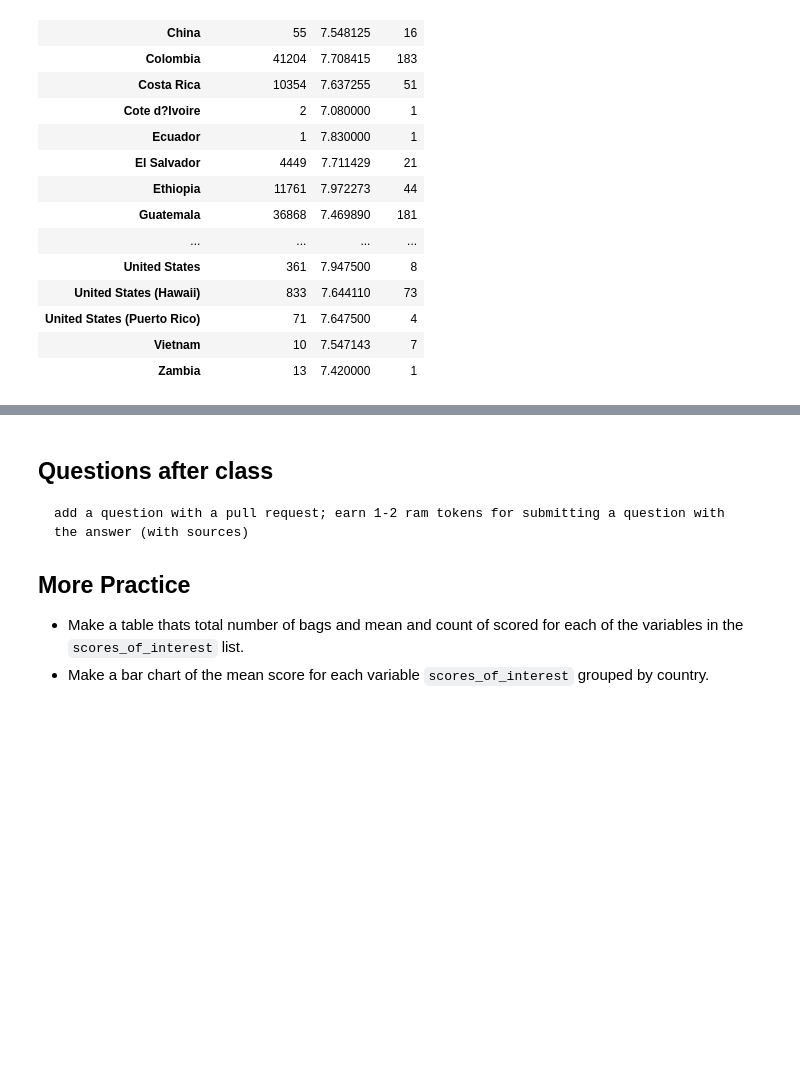
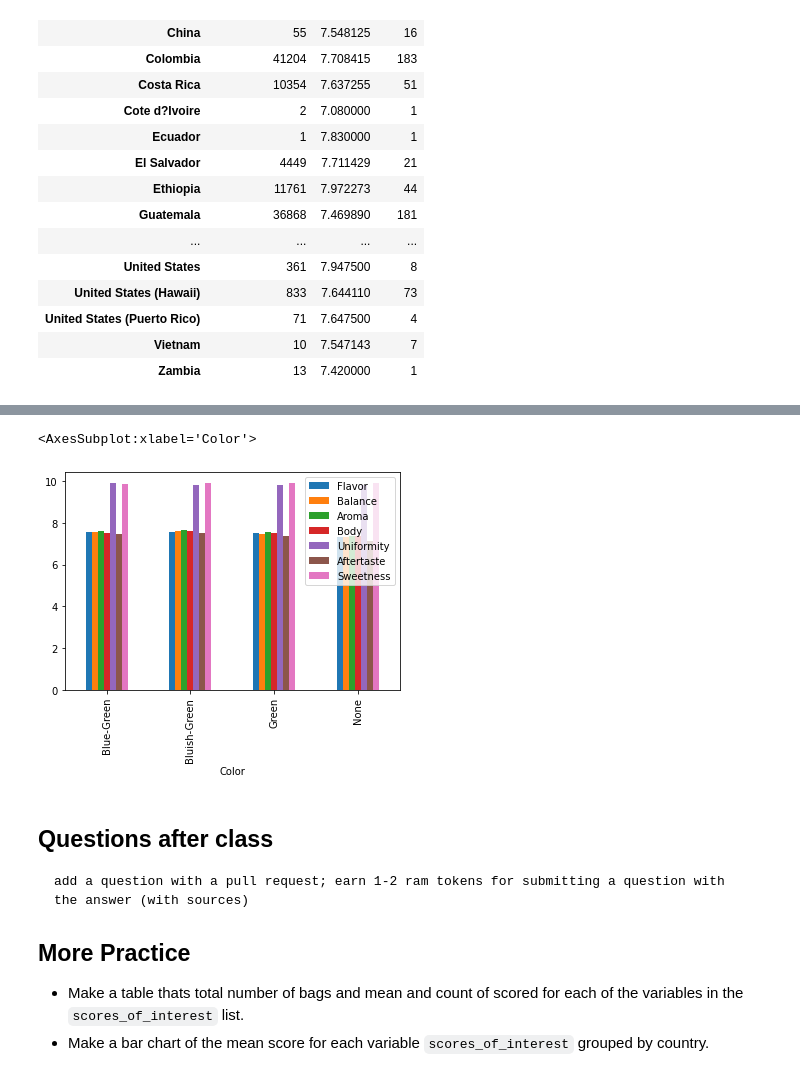
Before and after one commit to rhodyprog4ds/BrownFall21, a Jupyter notebook: _sources/notes/2021-09-24.ipynb, the cells around one changed output, grey strips where cells are left out. Saved outputs shown, nothing was run; the diff lists cells and outputs as text; code cells hidden in the pictures; blank space fills up the shorter version.

```diff
--- a/_sources/notes/2021-09-24.ipynb
+++ b/_sources/notes/2021-09-24.ipynb
@@ -272,3 +384,9 @@ coffee_df.groupby('Country.of.Origin').agg({'Number.of.Bags':'sum','Balance':['m
+# %%
+color_grouped = coffee_df.groupby('Color')[scores_of_interest].mean()
+color_grouped.plot(kind='bar')
+# %% [output]
+<AxesSubplot:xlabel='Color'>
+[figure, added]
 # %% [markdown]
 ## Questions after class
 
```
Also changed, not shown: parts of 16 cells of this notebook, 25 other files.
